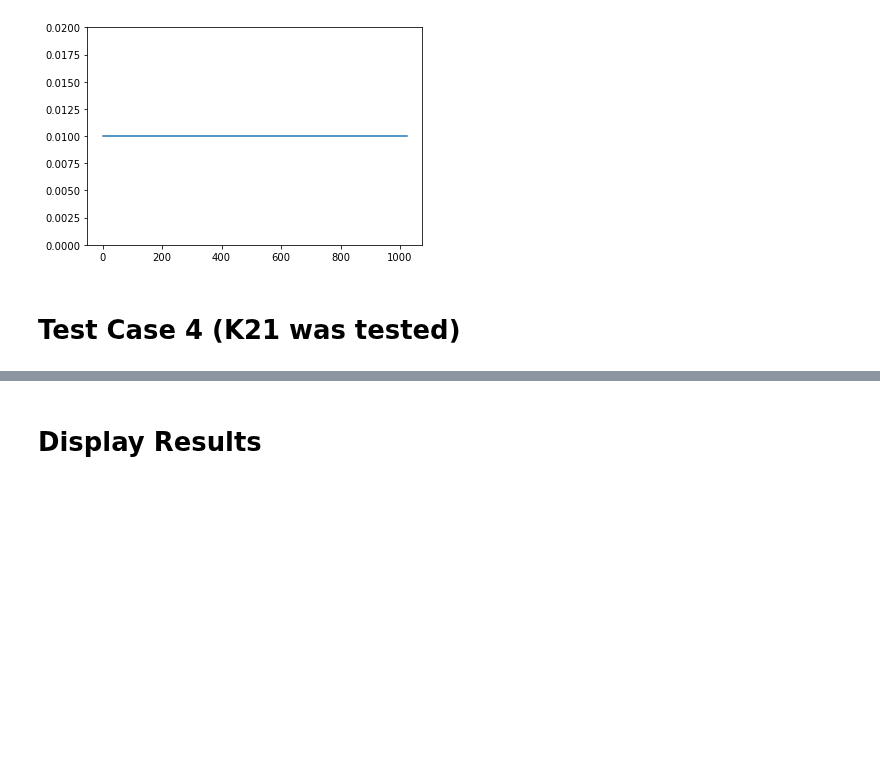
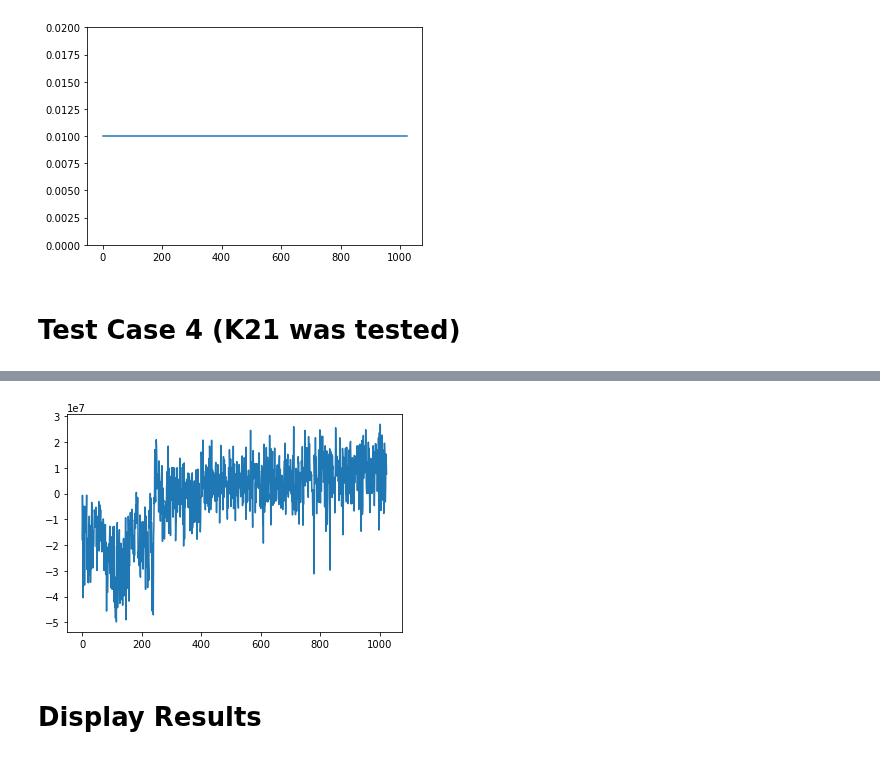
Before and after one commit to yuccadrew/sip, a Jupyter notebook: test_sphere_s61.ipynb, the cells around one changed output, grey strips where cells are left out. Cells and saved outputs as stored; diff of their text form; code cells hidden in the pictures; blank space fills up the shorter version.

Commit message:
Updated test case 4 (accuracy of unod2 is unknown)

```diff
--- a/test_sphere_s61.ipynb
+++ b/test_sphere_s61.ipynb
@@ -1601,0 +1778,20 @@ plt.show()
+# %%
+%matplotlib inline
+import matplotlib.pyplot as plt
+
+# nface=len(faces[:,0])
+# midpoints=np.zeros((nface,3))
+# for i in range(0,nface):
+#     for j in range(0,3):
+#         midpoints[i,j]=.25*sum(nodes[faces[i,:],j])
+
+# ansol=ansol_sphere(midpoints,a=5e-9,rel_perm=78.5,temp_K=298,
+#                    cinf=100,zval=1,zeta=0.01,gradflag=1)
+# tmp=-2*echarge*kA*100*np.sinh(ansol[:,0]*echarge/kB/298)
+# print(tmp[in_stern])
+
+fig,ax=plt.subplots()
+ax.plot(np.real(unod2[nind_stern,-1]))
+plt.show()
+# %% [output]
+[figure, added]
```
Also changed, not shown: parts of 7 cells of this notebook.
